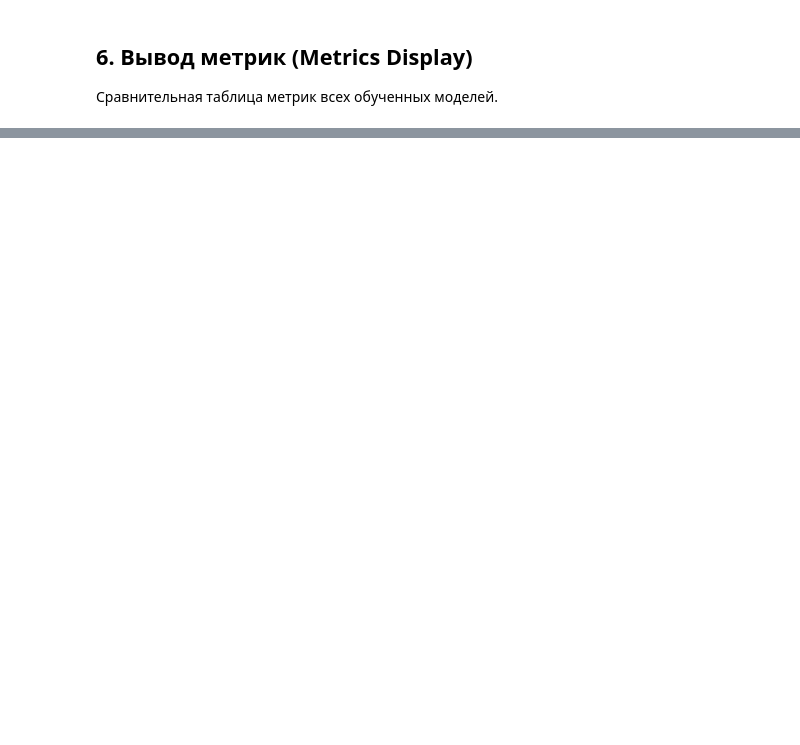
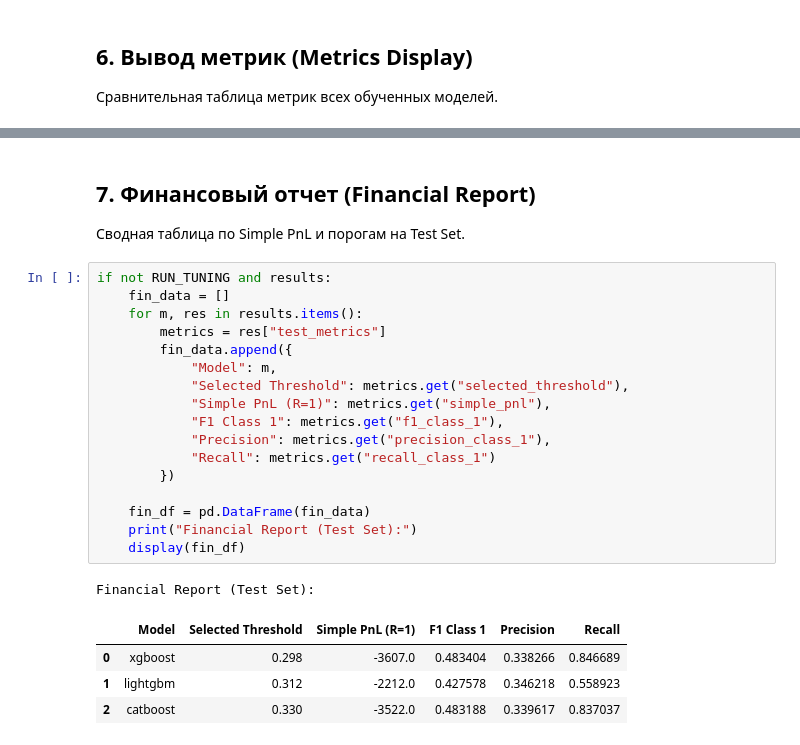
Before and after one commit to Anton-Shchurov/trading_predictor, a Jupyter notebook: 02_notebooks/experiments/modeling_pipeline.ipynb, the cells around one changed output, grey strips where cells are left out. Cells and saved outputs as stored; diff of their text form; blank space fills up the shorter version.

```diff
--- a/02_notebooks/experiments/modeling_pipeline.ipynb
+++ b/02_notebooks/experiments/modeling_pipeline.ipynb
@@ -222 +329,28 @@ elif RUN_TUNING and 'tuning_results' in locals():
+# %% [markdown]
+## 7. Финансовый отчет (Financial Report)
+
+Сводная таблица по Simple PnL и порогам на Test Set.
+# %%
+if not RUN_TUNING and results:
+    fin_data = []
+    for m, res in results.items():
+        metrics = res["test_metrics"]
+        fin_data.append({
+            "Model": m,
+            "Selected Threshold": metrics.get("selected_threshold"),
+            "Simple PnL (R=1)": metrics.get("simple_pnl"),
+            "F1 Class 1": metrics.get("f1_class_1"),
+            "Precision": metrics.get("precision_class_1"),
+            "Recall": metrics.get("recall_class_1")
+        })
+
+    fin_df = pd.DataFrame(fin_data)
+    print("Financial Report (Test Set):")
+    display(fin_df)
+# %% [output]
+Financial Report (Test Set):
+|  | Model | Selected Threshold | Simple PnL (R=1) | F1 Class 1 | Precision | Recall |
+| 0 | xgboost | 0.298 | -3607.0 | 0.483404 | 0.338266 | 0.846689 |
+| 1 | lightgbm | 0.312 | -2212.0 | 0.427578 | 0.346218 | 0.558923 |
+| 2 | catboost | 0.330 | -3522.0 | 0.483188 | 0.339617 | 0.837037 |
 # %% [markdown]
```
Also changed, not shown: parts of 13 cells of this notebook, 9 other files.
